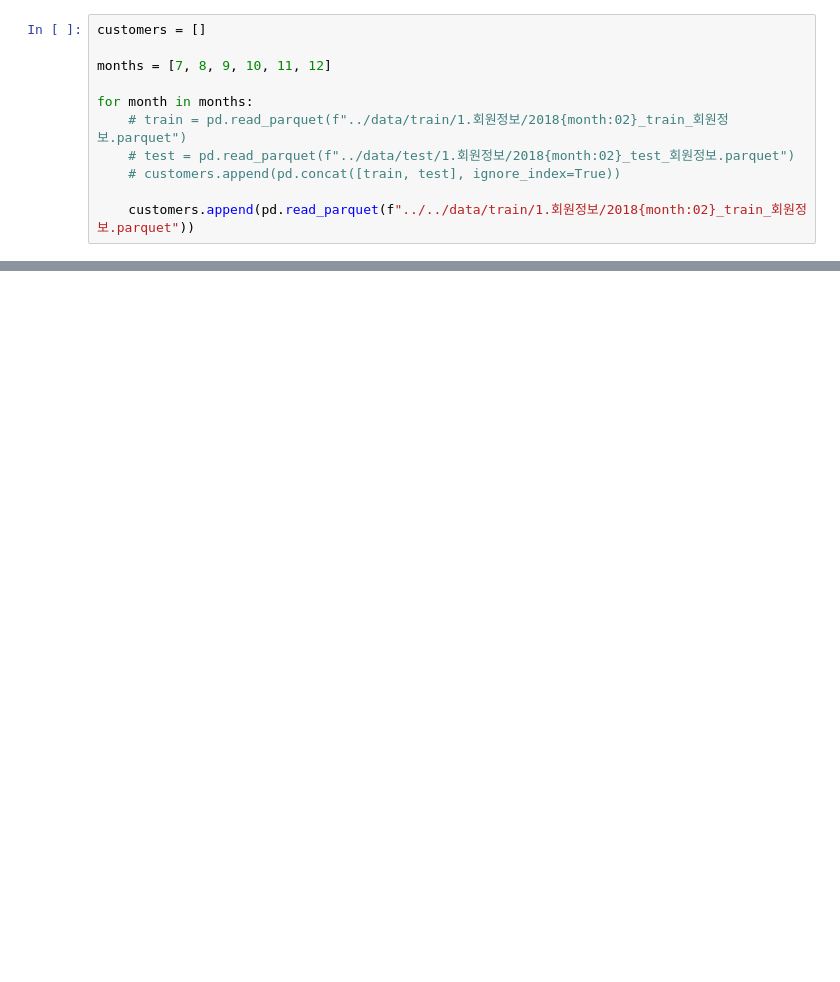
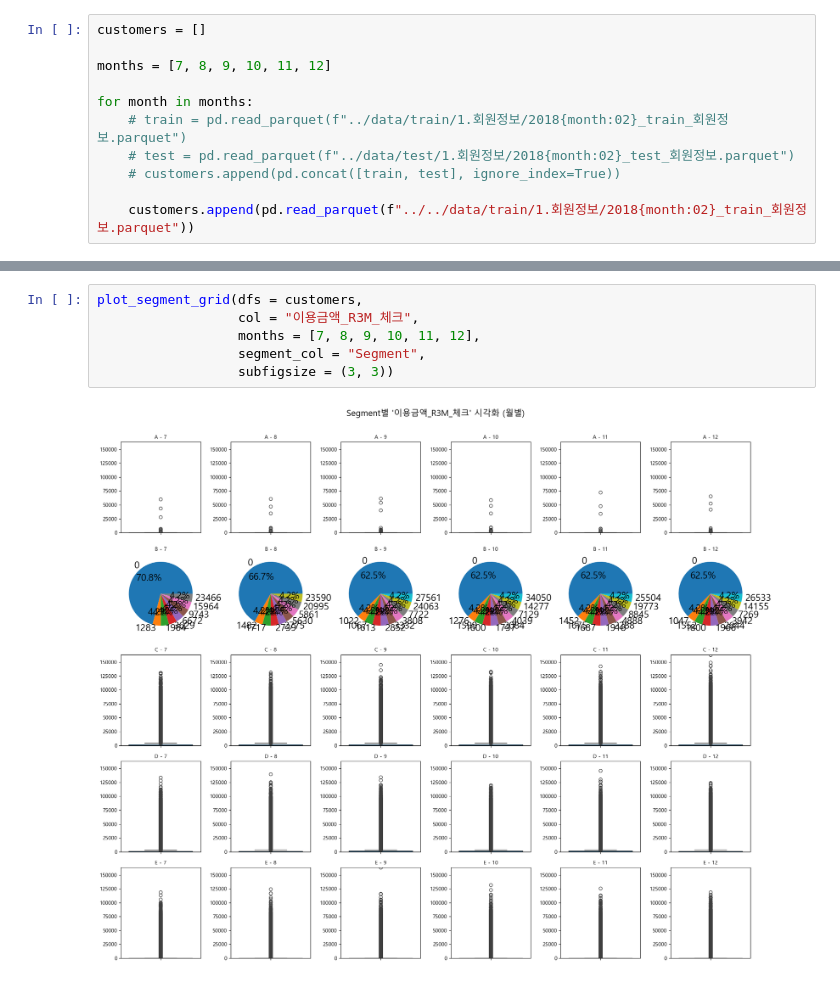
Before and after one commit to howsrio/credit_segment, a Jupyter notebook: eda/1.회원정보/카드이용.ipynb, the cells around one changed output, grey strips where cells are left out. Cells and saved outputs as stored; diff of their text form; blank space fills up the shorter version.

```diff
--- a/eda/1.회원정보/카드이용.ipynb
+++ b/eda/1.회원정보/카드이용.ipynb
@@ -47,0 +77,8 @@ Index(['기준년월', 'ID', '남녀구분코드', '연령', 'Segment', '회원
+# %%
+plot_segment_grid(dfs = customers,
+                  col = "이용금액_R3M_체크",
+                  months = [7, 8, 9, 10, 11, 12],
+                  segment_col = "Segment",
+                  subfigsize = (3, 3))
+# %% [output]
+[figure, added]
```
Also changed, not shown: parts of 14 cells of this notebook, 5 other files.
